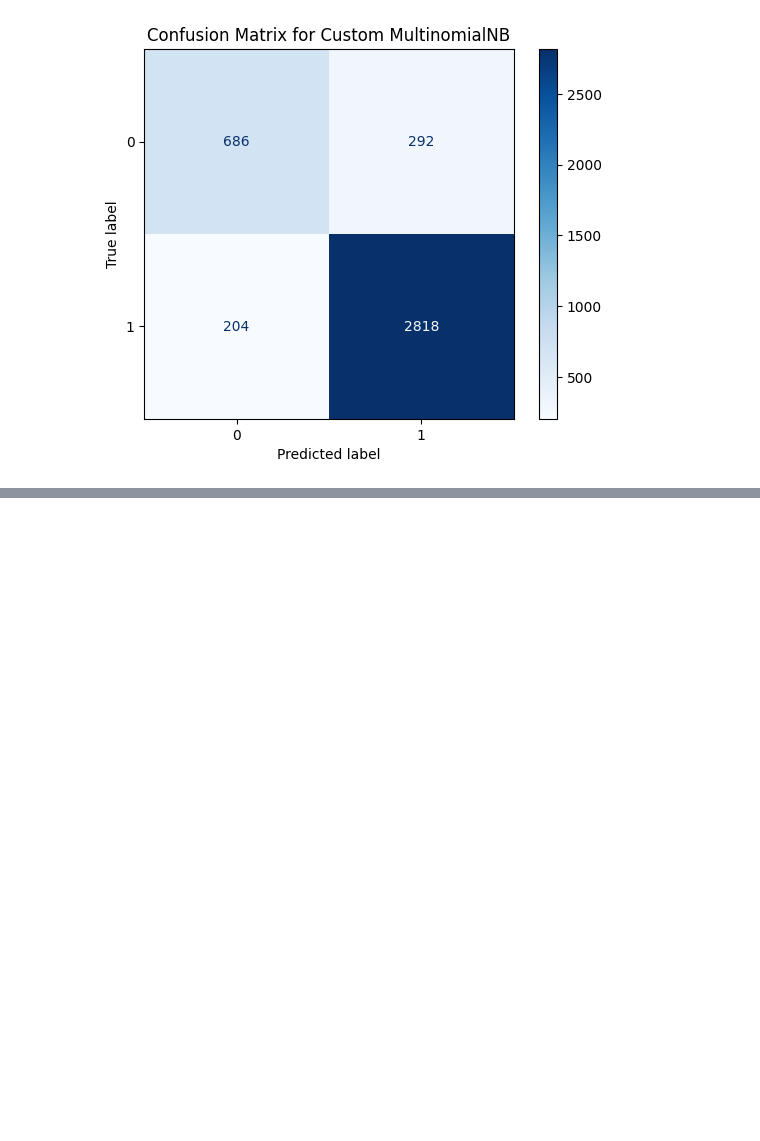
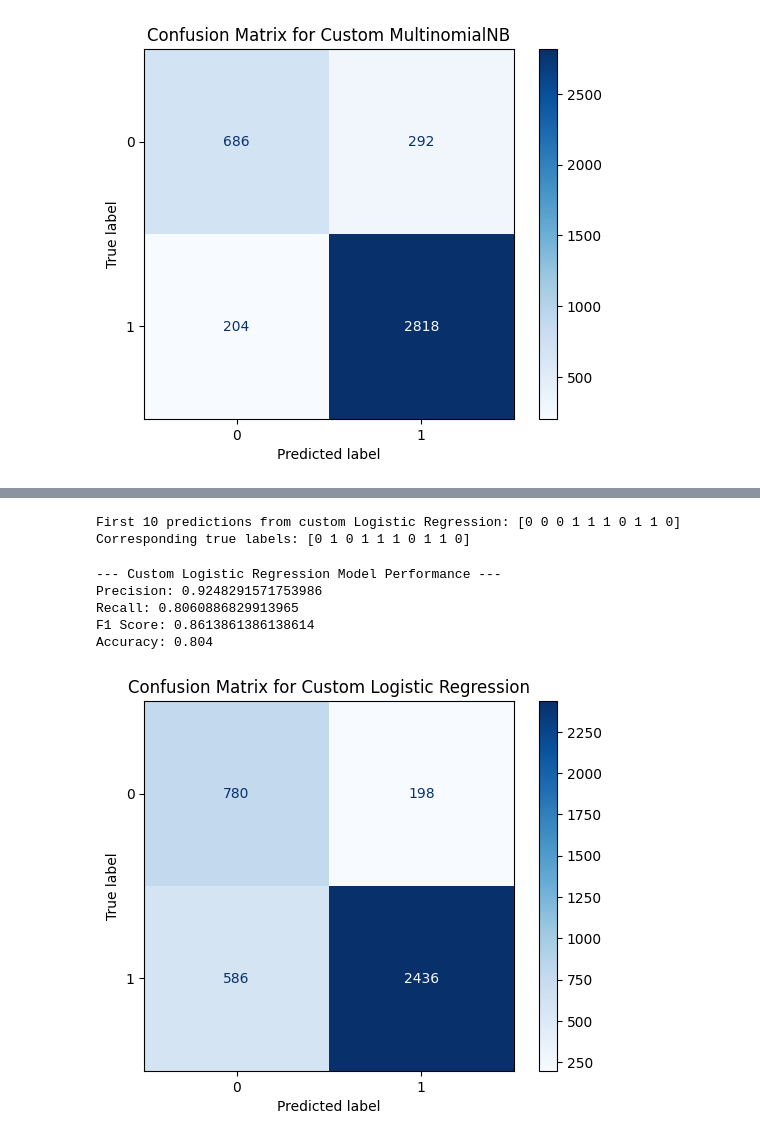
Before and after one commit to zaabinh/3bit-CS221, a Jupyter notebook: sentiment_analysis.ipynb, the cells around one changed output, grey strips where cells are left out. Saved outputs shown, nothing was run; the diff lists cells and outputs as text; code cells hidden in the pictures; blank space fills up the shorter version.

```diff
--- a/sentiment_analysis.ipynb
+++ b/sentiment_analysis.ipynb
@@ -239,0 +404,4 @@ Accuracy: 0.876
+# %%
+# Instantiate and fit the custom Logistic Regression model again to ensure the predict method is included
+custom_lr = LogisticRegression_(lr=0.05, n_iterations=100, l2_lambda=0.1, class_weight_0=2, class_weight_1=1.0)
+custom_lr.fit(Trainvecs_count, Trainclss_count)
@@ -239,0 +416,33 @@ Accuracy: 0.876
+# %%
+
+# Make predictions on the test set using the custom model
+pred_test_custom_lr = custom_lr.predict(Testvecs_count)
+
+print("First 10 predictions from custom Logistic Regression:", pred_test_custom_lr[:10])
+print("Corresponding true labels:", Testclss_count[:10])
+# %% [output]
+First 10 predictions from custom Logistic Regression: [0 0 0 1 1 1 0 1 1 0]
+Corresponding true labels: [0 1 0 1 1 1 0 1 1 0]
+# %%
+prec_custom_lr = metrics.precision_score(Testclss_count, pred_test_custom_lr)
+recal_custom_lr = metrics.recall_score(Testclss_count, pred_test_custom_lr)
+f1_s_custom_lr = metrics.f1_score(Testclss_count, pred_test_custom_lr)
+accuracy_custom_lr = metrics.accuracy_score(Testclss_count, pred_test_custom_lr)
+
+print("--- Custom Logistic Regression Model Performance ---")
+print("Precision: {}".format(prec_custom_lr))
+print("Recall: {}".format(recal_custom_lr))
+print("F1 Score: {}".format(f1_s_custom_lr))
+print("Accuracy: {}".format(accuracy_custom_lr))
+
+# Display Confusion Matrix
+ConfusionMatrixDisplay.from_predictions(Testclss_count, pred_test_custom_lr, cmap="Blues")
+plt.title("Confusion Matrix for Custom Logistic Regression")
+plt.show()
+# %% [output]
+--- Custom Logistic Regression Model Performance ---
+Precision: 0.9248291571753986
+Recall: 0.8060886829913965
+F1 Score: 0.8613861386138614
+Accuracy: 0.804
+[figure, added]
```
Also changed, not shown: parts of 10 cells of this notebook.
